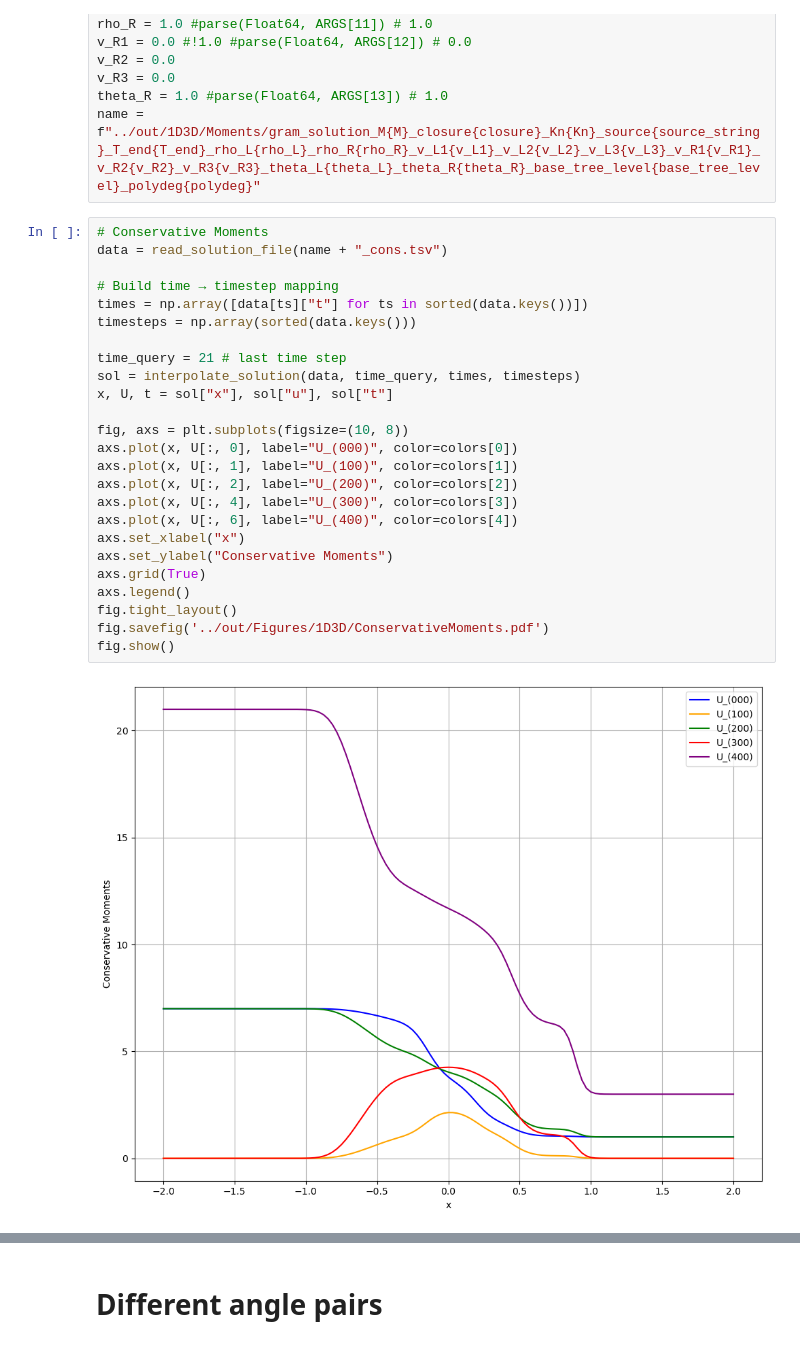
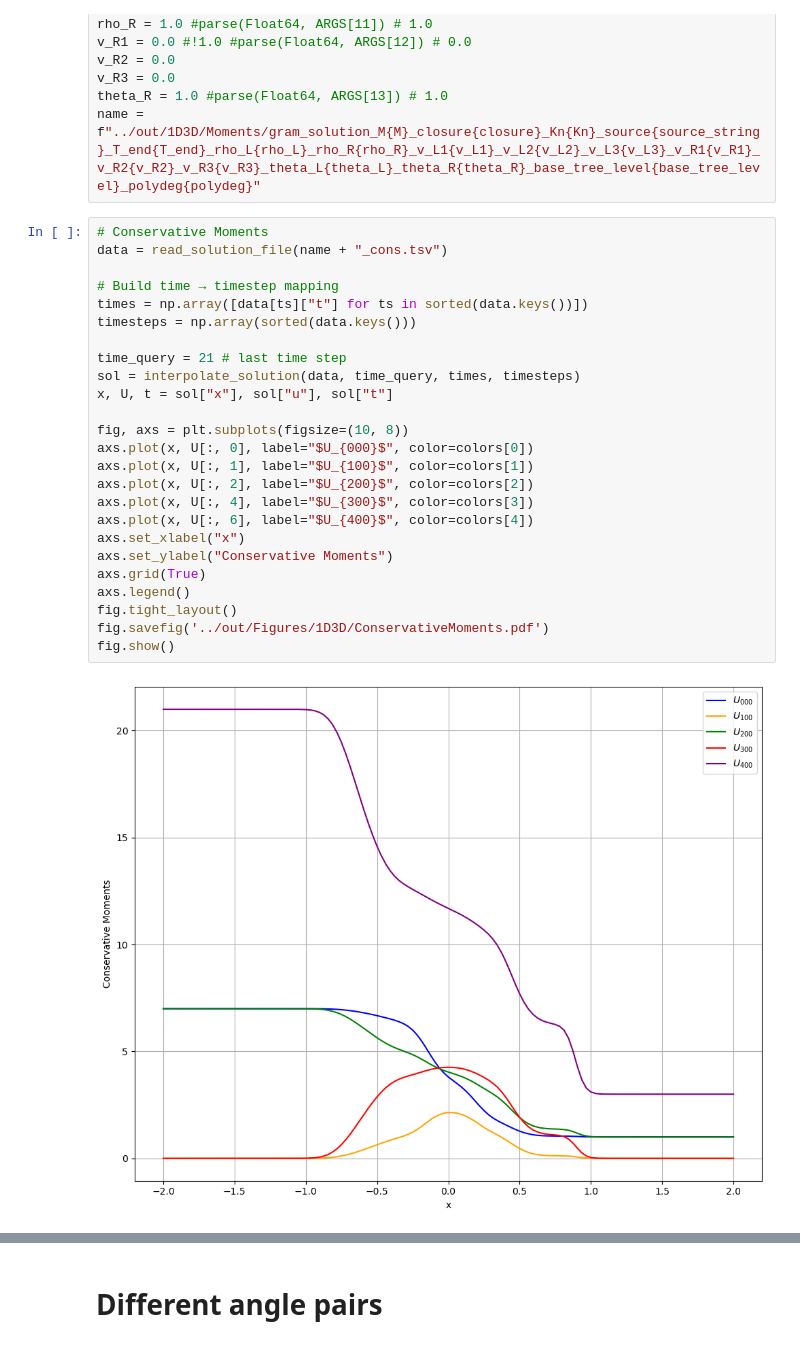
Before and after one commit to JanHab/ExtGram.jl, a Jupyter notebook: notebooks/1D3D.ipynb, the cells around one changed output, grey strips where cells are left out. Cells and saved outputs as stored; diff of their text form.

```diff
--- a/notebooks/1D3D.ipynb
+++ b/notebooks/1D3D.ipynb
@@ -36,29 +36,29 @@ name = f"../out/1D3D/Moments/gram_solution_M{M}_closure{closure}_Kn{Kn}_source{s
 # %%
 # Conservative Moments
 data = read_solution_file(name + "_cons.tsv")
 
 # Build time → timestep mapping
 times = np.array([data[ts]["t"] for ts in sorted(data.keys())])
 timesteps = np.array(sorted(data.keys()))
 
 time_query = 21 # last time step
 sol = interpolate_solution(data, time_query, times, timesteps)
 x, U, t = sol["x"], sol["u"], sol["t"]
 
 fig, axs = plt.subplots(figsize=(10, 8))
-axs.plot(x, U[:, 0], label="U_(000)", color=colors[0])
-axs.plot(x, U[:, 1], label="U_(100)", color=colors[1])
-axs.plot(x, U[:, 2], label="U_(200)", color=colors[2])
-axs.plot(x, U[:, 4], label="U_(300)", color=colors[3])
-axs.plot(x, U[:, 6], label="U_(400)", color=colors[4])
+axs.plot(x, U[:, 0], label="$U_{000}$", color=colors[0])
+axs.plot(x, U[:, 1], label="$U_{100}$", color=colors[1])
+axs.plot(x, U[:, 2], label="$U_{200}$", color=colors[2])
+axs.plot(x, U[:, 4], label="$U_{300}$", color=colors[3])
+axs.plot(x, U[:, 6], label="$U_{400}$", color=colors[4])
 axs.set_xlabel("x")
 axs.set_ylabel("Conservative Moments")
 axs.grid(True)
 axs.legend()
 fig.tight_layout()
 fig.savefig('../out/Figures/1D3D/ConservativeMoments.pdf')
 fig.show()
 # %% [output]
-[figure, old version]
+[figure, new version]
 # %%
 fig, axs = plt.subplots(3, 2, figsize=(10, 8))
```
Also changed, not shown: parts of 4 cells of this notebook, 4 other files.
